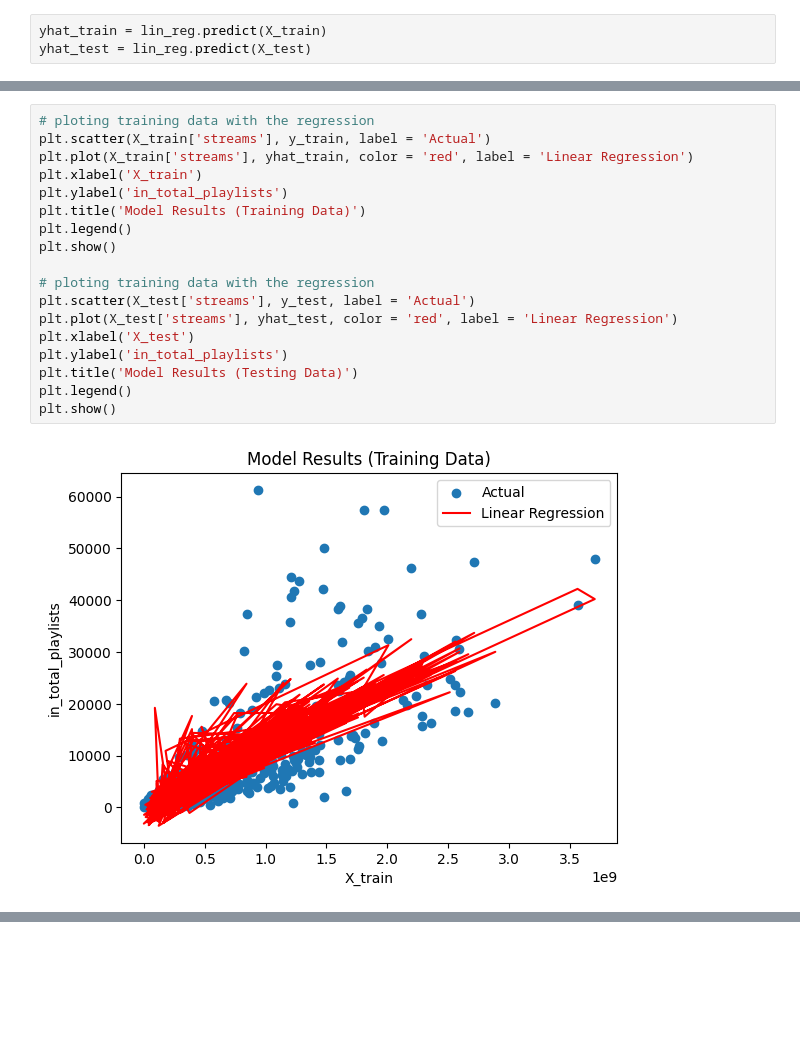
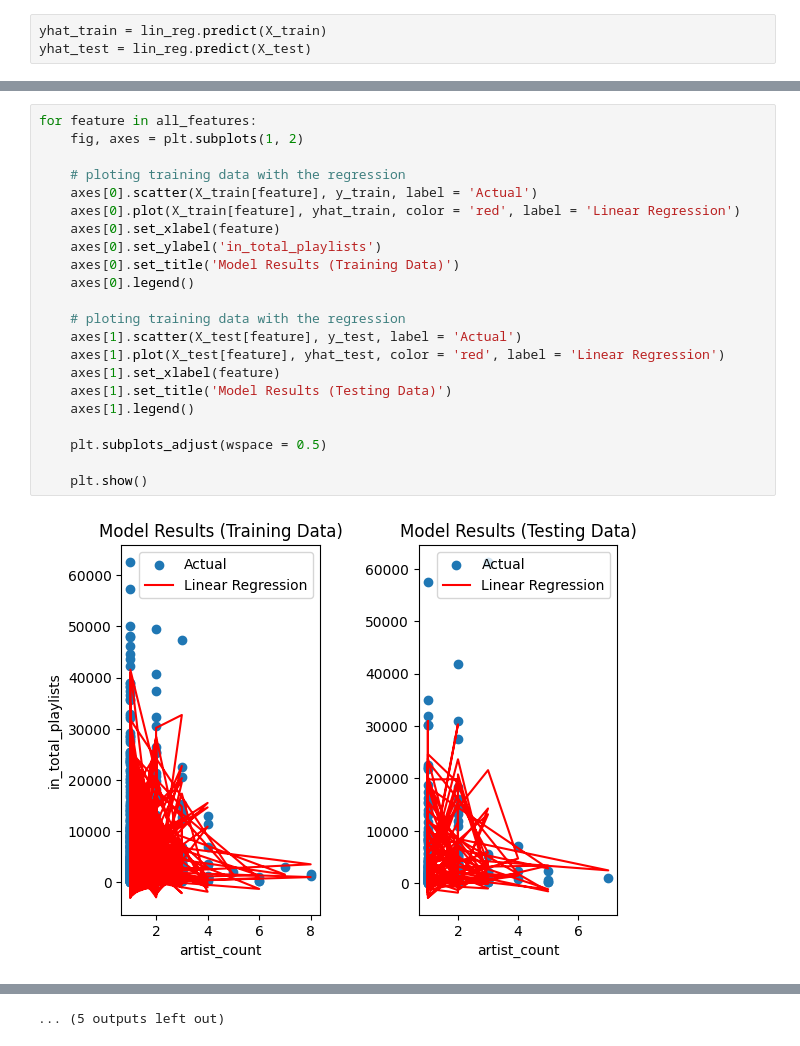
Before and after one commit to varunraisinghal/CSE151A-MachineLearningFinalProject, a Jupyter notebook: CSE151A_Machine_Learning.ipynb, the cells around one changed output, grey strips where cells are left out. Saved outputs shown, nothing was run; the diff lists cells and outputs as text; blank space fills up the shorter version.

Commit message:
added subplots and scatters to partial dependency graphs

```diff
--- a/CSE151A_Machine_Learning.ipynb
+++ b/CSE151A_Machine_Learning.ipynb
@@ -592,20 +628,24 @@ Test Error MSE: 28995684.899252146
 # %%
-# ploting training data with the regression
-plt.scatter(X_train['streams'], y_train, label = 'Actual')
-plt.plot(X_train['streams'], yhat_train, color = 'red', label = 'Linear Regression')
-plt.xlabel('X_train')
-plt.ylabel('in_total_playlists')
-plt.title('Model Results (Training Data)')
-plt.legend()
-plt.show()
+for feature in all_features:
+    fig, axes = plt.subplots(1, 2)
 
-# ploting training data with the regression
-plt.scatter(X_test['streams'], y_test, label = 'Actual')
-plt.plot(X_test['streams'], yhat_test, color = 'red', label = 'Linear Regression')
-plt.xlabel('X_test')
-plt.ylabel('in_total_playlists')
-plt.title('Model Results (Testing Data)')
-plt.legend()
-plt.show()
+    # ploting training data with the regression
+    axes[0].scatter(X_train[feature], y_train, label = 'Actual')
+    axes[0].plot(X_train[feature], yhat_train, color = 'red', label = 'Linear Regression')
+    axes[0].set_xlabel(feature)
+    axes[0].set_ylabel('in_total_playlists')
+    axes[0].set_title('Model Results (Training Data)')
+    axes[0].legend()
+
+    # ploting training data with the regression
+    axes[1].scatter(X_test[feature], y_test, label = 'Actual')
+    axes[1].plot(X_test[feature], yhat_test, color = 'red', label = 'Linear Regression')
+    axes[1].set_xlabel(feature)
+    axes[1].set_title('Model Results (Testing Data)')
+    axes[1].legend()
+
+    plt.subplots_adjust(wspace = 0.5)
+
+    plt.show()
 # %% [output]
-[figure, old version]
+[figure, new version]
@@ -613,3 +663,4 @@ plt.show()
+... (5 outputs left out)
 # %%
 # roughly viewing each input features contribution to the output feature on training data
 PartialDependenceDisplay.from_estimator(lin_reg, X_train, features = all_features)
```
Also changed, not shown: parts of 26 cells of this notebook.
